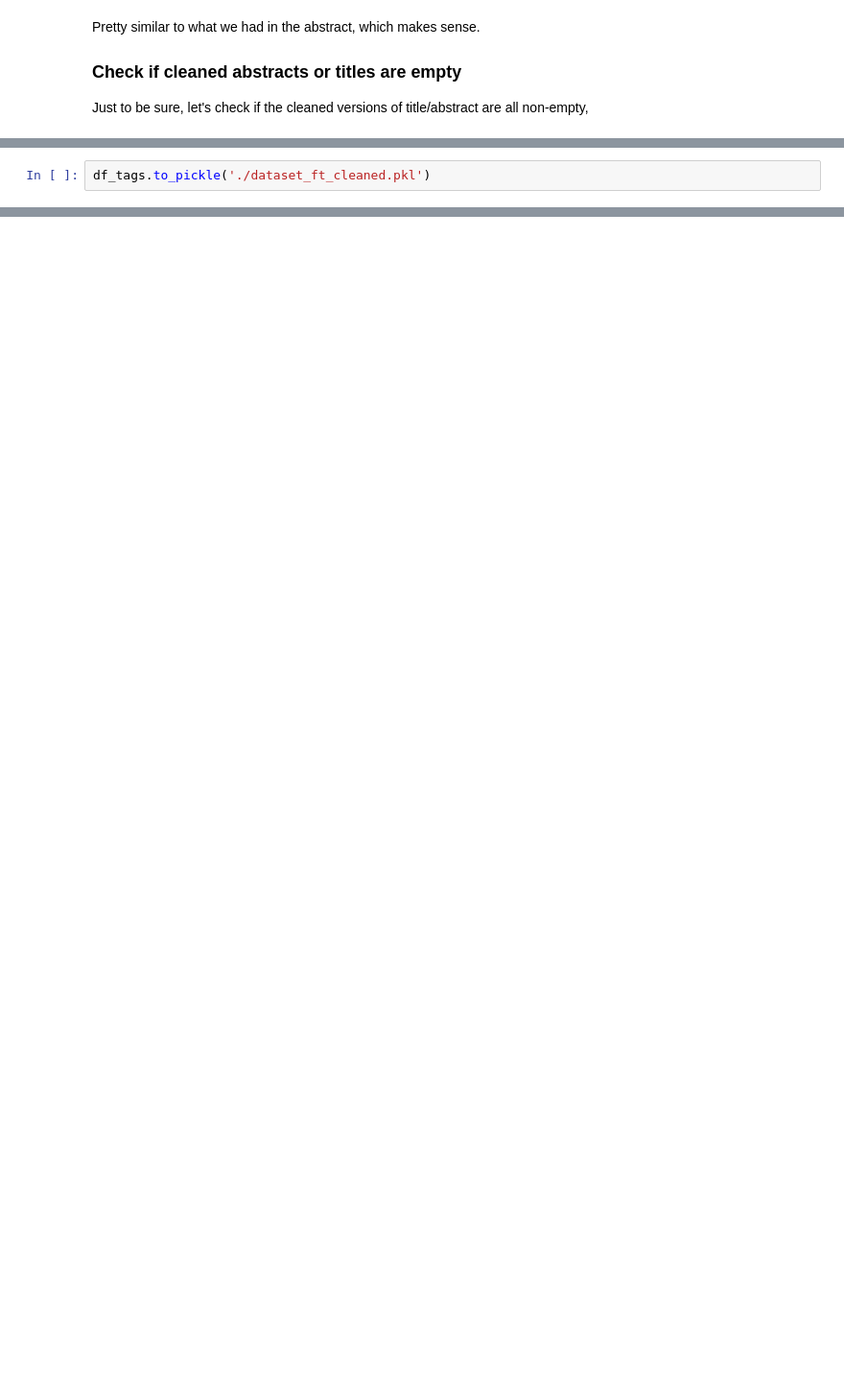
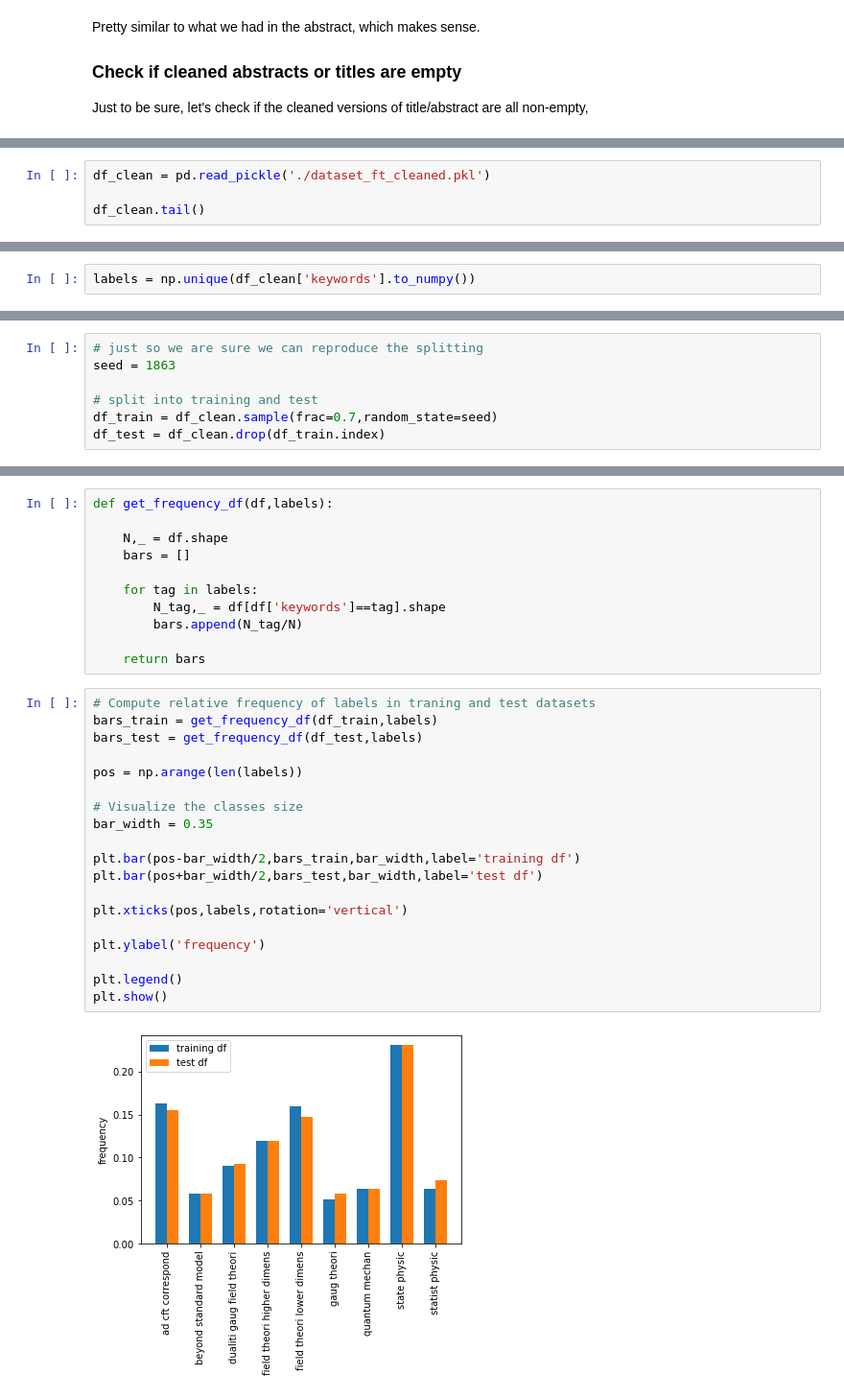
Before and after one commit to carlosparaciari/abstract-classification-supervised, a Jupyter notebook: paper_classification.ipynb, the cells around one changed output, grey strips where cells are left out. Shown: that part at 96% size. Drawn from its saved outputs; the diff is of its cells as text; blank space fills up the shorter version.

Commit message:
training/test split and vectorization on training performed

```diff
--- a/paper_classification.ipynb
+++ b/paper_classification.ipynb
@@ -532,2 +553,4 @@ There are 8 missing titles and 0 missing abstracts
 # %%
-df_tags.to_pickle('./dataset_ft_cleaned.pkl')
+df_clean = pd.read_pickle('./dataset_ft_cleaned.pkl')
+
+df_clean.tail()
@@ -533,0 +566,2 @@ df_tags.to_pickle('./dataset_ft_cleaned.pkl')
+# %%
+labels = np.unique(df_clean['keywords'].to_numpy())
@@ -533,0 +572,7 @@ df_tags.to_pickle('./dataset_ft_cleaned.pkl')
+# %%
+# just so we are sure we can reproduce the splitting
+seed = 1863
+
+# split into training and test
+df_train = df_clean.sample(frac=0.7,random_state=seed)
+df_test = df_clean.drop(df_train.index)
@@ -533,0 +581,32 @@ df_tags.to_pickle('./dataset_ft_cleaned.pkl')
+# %%
+def get_frequency_df(df,labels):
+
+    N,_ = df.shape
+    bars = []
+
+    for tag in labels:
+        N_tag,_ = df[df['keywords']==tag].shape
+        bars.append(N_tag/N)
+
+    return bars
+# %%
+# Compute relative frequency of labels in traning and test datasets
+bars_train = get_frequency_df(df_train,labels)
+bars_test = get_frequency_df(df_test,labels)
+
+pos = np.arange(len(labels))
+
+# Visualize the classes size
+bar_width = 0.35
+
+plt.bar(pos-bar_width/2,bars_train,bar_width,label='training df')
+plt.bar(pos+bar_width/2,bars_test,bar_width,label='test df')
+
+plt.xticks(pos,labels,rotation='vertical')
+
+plt.ylabel('frequency')
+
+plt.legend()
+plt.show()
+# %% [output]
+[figure, added]
```
Also changed, not shown: parts of 20 cells of this notebook, 1 other file.
